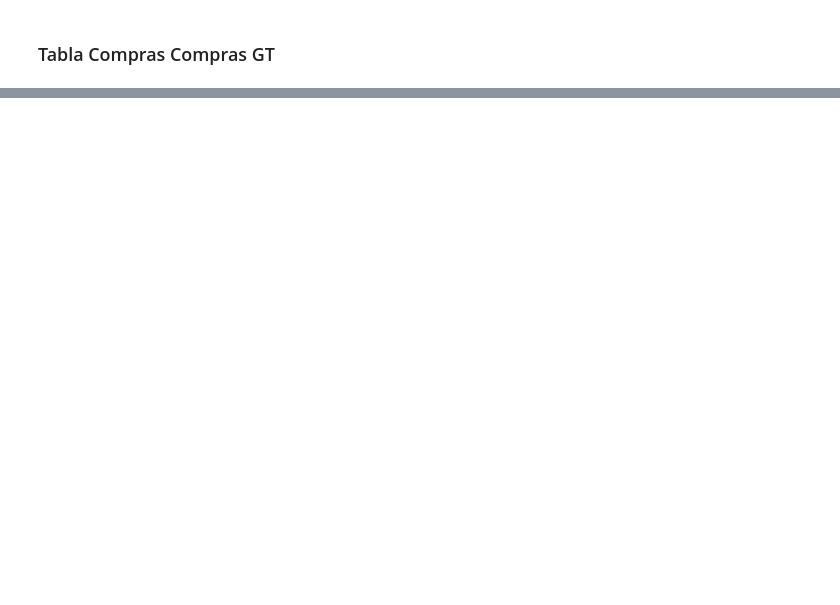
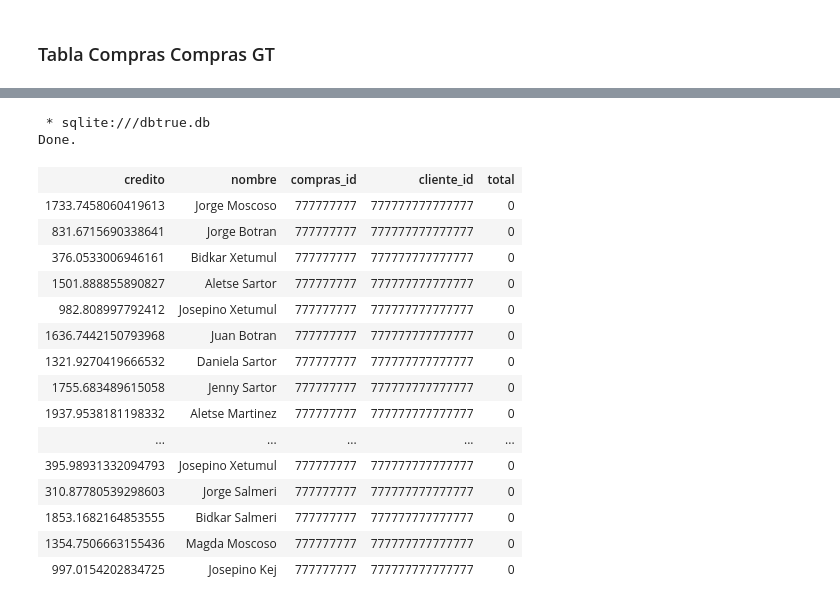
Before and after one commit to JorgeSuc/Parcial-No.2-Bases-de-Datos-1S2019, a Jupyter notebook: parcialbases de datos .ipynb, the cells around one changed output, grey strips where cells are left out. Saved outputs shown, nothing was run; the diff lists cells and outputs as text; code cells hidden in the pictures; blank space fills up the shorter version.

```diff
--- a/parcialbases de datos .ipynb
+++ b/parcialbases de datos .ipynb
@@ -170,29 +264,12 @@ for i in range(649):
 # %%
-import random
-nombres = [ 'Jorge', 'Jenny', 'Aletse', 'Daniela', 'Yaneth', 'Juan', 'Josepino', 'Bidkar', 'Magda']
-apellidos = [ 'Xetumul', 'Escobar', 'Kej', 'Martinez', 'Botran', 'Salmeri', 'Sartor', 'Melgar','Moscoso']
-id = 0
-for i in range(1000):
-    id = i
-    name = random.randint(0, len(nombres)-1)
-    clienteid = name
-    ape = random.randint(0, len(apellidos)-1)
-    full = (nombres[name] + ' ' + apellidos[ape])
-    nombreid = random.randint(0, len(full)-1)
-    total = round(random.uniform(100, 2000), 2)
-    nitid= random.randint(10000000,99999999)
 
 
 
-    %sql INSERT INTO Cliente VALUES ( :id, :nitid, :full, :credito);
-
-
-
-    import random
+import random
 Tiendas = ['La FM Zacapa', 'Mega Plaza ', 'Majadas', 'VH', 'El Duende', 'El Salama' , 'Chile Cobanero', 'Humo En Tus Ojos']
 direcciones= ['ZONA 1' , 'ZONA 2', 'ZONA 15', 'ZONA 16', 'ZONA 18', 'ZONA 12', 'GUALAN', 'LA UNION', 'PAJAPITA']
 id = 0
-for i in range(649):
+for i in range(1000):
     id = i
     name = random.randint(0, len(nombres)-1)
     clienteid = name
@@ -201,6 +278,8 @@ for i in range(649):
     tiendaid = random.randint(0, len(Tiendas)-1)
     total = round(random.uniform(100, 2000), 2)
 
+    print(tiendaid)
+
     #esta parte ayuda a que se pueda ingresar la fecha a los comspras
     day = random.randint(1, 30)
     month = random.randint(1, 12)
@@ -228,0 +308,16 @@ for i in range(649):
+# %%
+
+
+import random
+nombres = [ 'Jorge', 'Jenny', 'Aletse', 'Daniela', 'Yaneth', 'Juan', 'Josepino', 'Bidkar', 'Magda']
+apellidos = [ 'Xetumul', 'Escobar', 'Kej', 'Martinez', 'Botran', 'Salmeri', 'Sartor', 'Melgar','Moscoso']
+id = 0
+for i in range(1000):
+    id = i
+    name = random.randint(0, len(nombres)-1)
+    clienteid = name
+    ape = random.randint(0, len(apellidos)-1)
+    full = (nombres[name] + ' ' + apellidos[ape])
+    nombreid = random.randint(0, len(full)-1)
+    credito = round(random.uniform(100, 2000), 3)
+    nitid= random.randint(10000000,99999999)
@@ -236,0 +532,22 @@ Done.
+# %%
+%%sql Select credito,nombre, Compra.compras_id, Compra.cliente_id, total from Cliente, Compra
+ WHERE total= 0;
+# %% [output]
+ * sqlite:///dbtrue.db
+Done.
+| credito | nombre | compras_id | cliente_id | total |
+| 1733.7458060419613 | Jorge Moscoso | 777777777 | 777777777777777 | 0 |
+| 831.6715690338641 | Jorge Botran | 777777777 | 777777777777777 | 0 |
+| 376.0533006946161 | Bidkar Xetumul | 777777777 | 777777777777777 | 0 |
+| 1501.888855890827 | Aletse Sartor | 777777777 | 777777777777777 | 0 |
+| 982.808997792412 | Josepino Xetumul | 777777777 | 777777777777777 | 0 |
+| 1636.7442150793968 | Juan Botran | 777777777 | 777777777777777 | 0 |
+| 1321.9270419666532 | Daniela Sartor | 777777777 | 777777777777777 | 0 |
+| 1755.683489615058 | Jenny Sartor | 777777777 | 777777777777777 | 0 |
+| 1937.9538181198332 | Aletse Martinez | 777777777 | 777777777777777 | 0 |
+| ... | ... | ... | ... | ... |
+| 395.98931332094793 | Josepino Xetumul | 777777777 | 777777777777777 | 0 |
+| 310.87780539298603 | Jorge Salmeri | 777777777 | 777777777777777 | 0 |
+| 1853.1682164853555 | Bidkar Salmeri | 777777777 | 777777777777777 | 0 |
+| 1354.7506663155436 | Magda Moscoso | 777777777 | 777777777777777 | 0 |
+| 997.0154202834725 | Josepino Kej | 777777777 | 777777777777777 | 0 |
```
Also changed, not shown: parts of 38 cells of this notebook.
